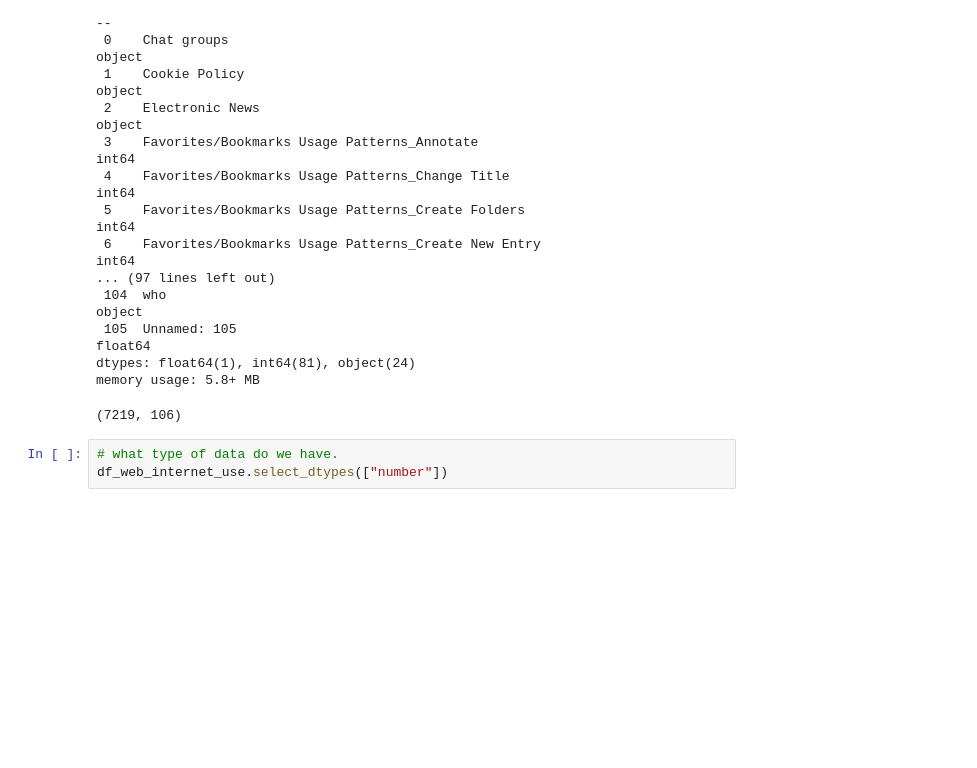
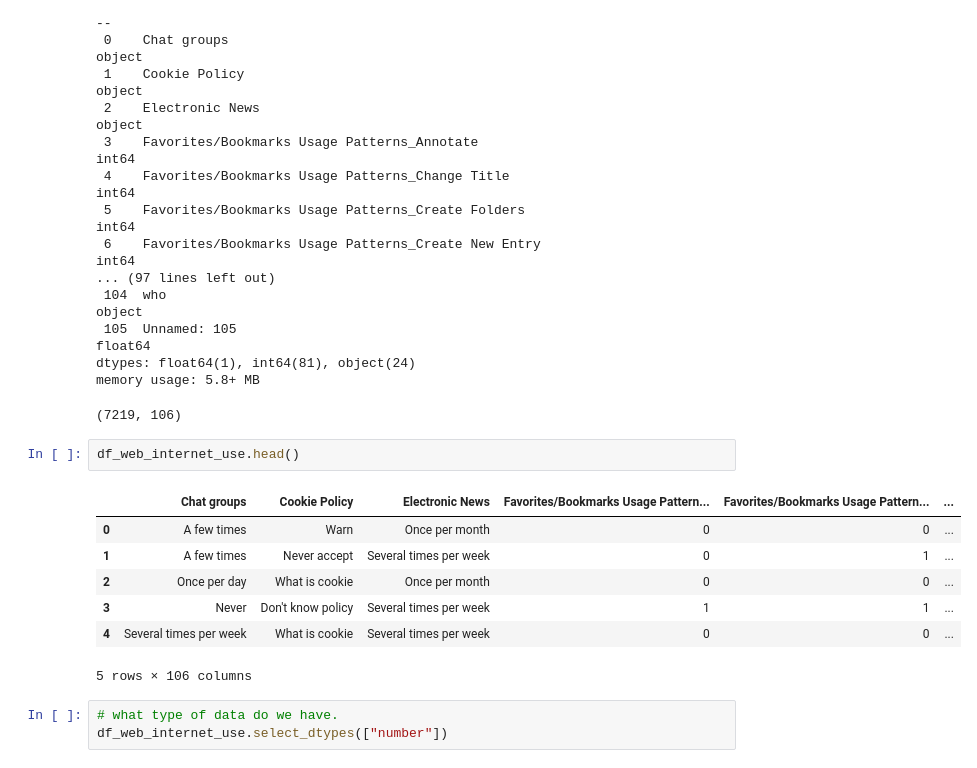
Before and after one commit to charsh12/DS-Career-Track, a Jupyter notebook: Unit 7/Capstone 2/Notebook/Cap2_Data_Readiness.ipynb, the cells around one changed output. Cells and saved outputs as stored; diff of their text form; blank space fills up the shorter version.

```diff
--- a/Unit 7/Capstone 2/Notebook/Cap2_Data_Readiness.ipynb
+++ b/Unit 7/Capstone 2/Notebook/Cap2_Data_Readiness.ipynb
@@ -78,6 +43,16 @@ Data columns (total 106 columns):
 dtypes: float64(1), int64(81), object(24)
 memory usage: 5.8+ MB
 (7219, 106)
+# %%
+df_web_internet_use.head()
+# %% [output]
+|  | Chat groups | Cookie Policy | Electronic News | Favorites/Bookmarks Usage Pattern... | Favorites/Bookmarks Usage Pattern... | ... |
+| 0 | A few times | Warn | Once per month | 0 | 0 | ... |
+| 1 | A few times | Never accept | Several times per week | 0 | 1 | ... |
+| 2 | Once per day | What is cookie | Once per month | 0 | 0 | ... |
+| 3 | Never | Don't know policy | Several times per week | 1 | 1 | ... |
+| 4 | Several times per week | What is cookie | Several times per week | 0 | 0 | ... |
+5 rows × 106 columns
 # %%
 # what type of data do we have.
 df_web_internet_use.select_dtypes(["number"])
```
Also changed, not shown: parts of 22 cells of this notebook, 2 other files.
